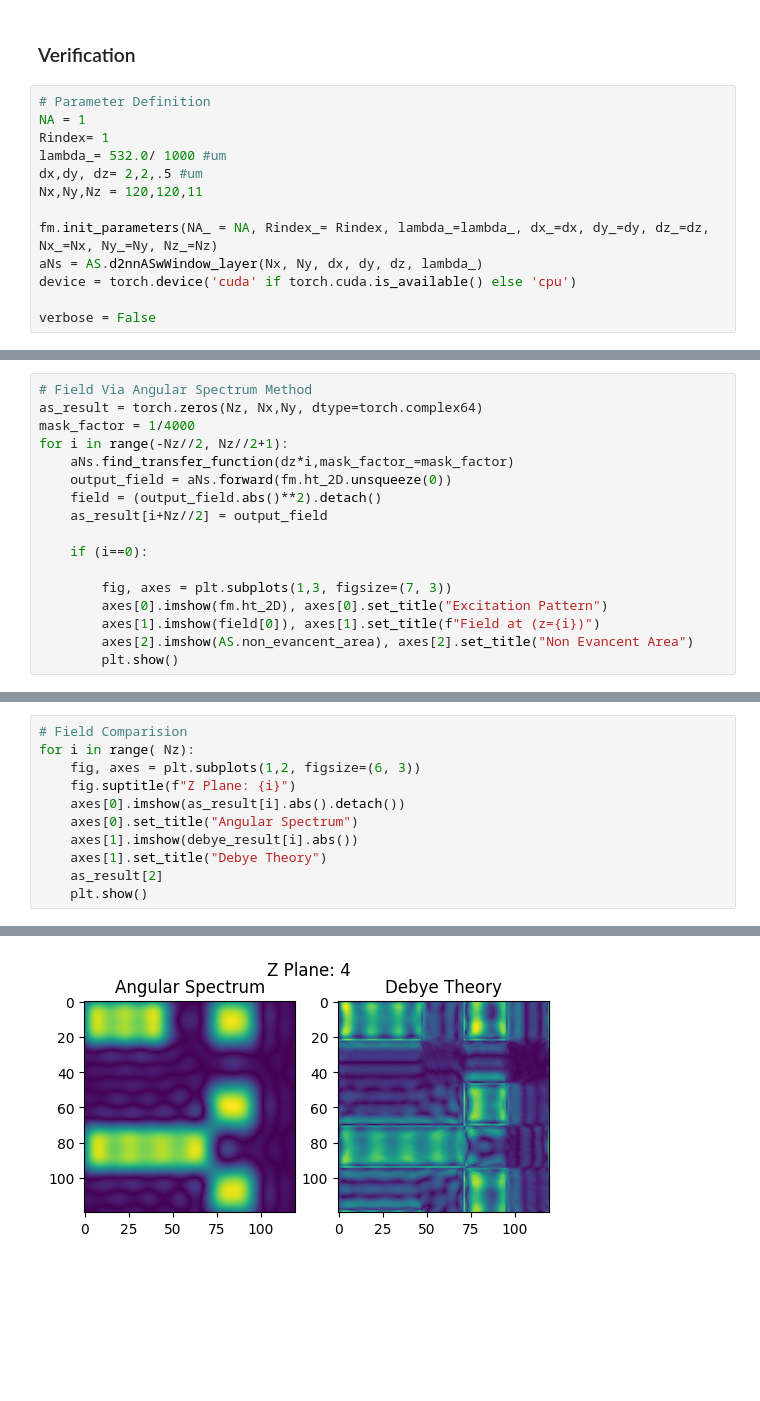
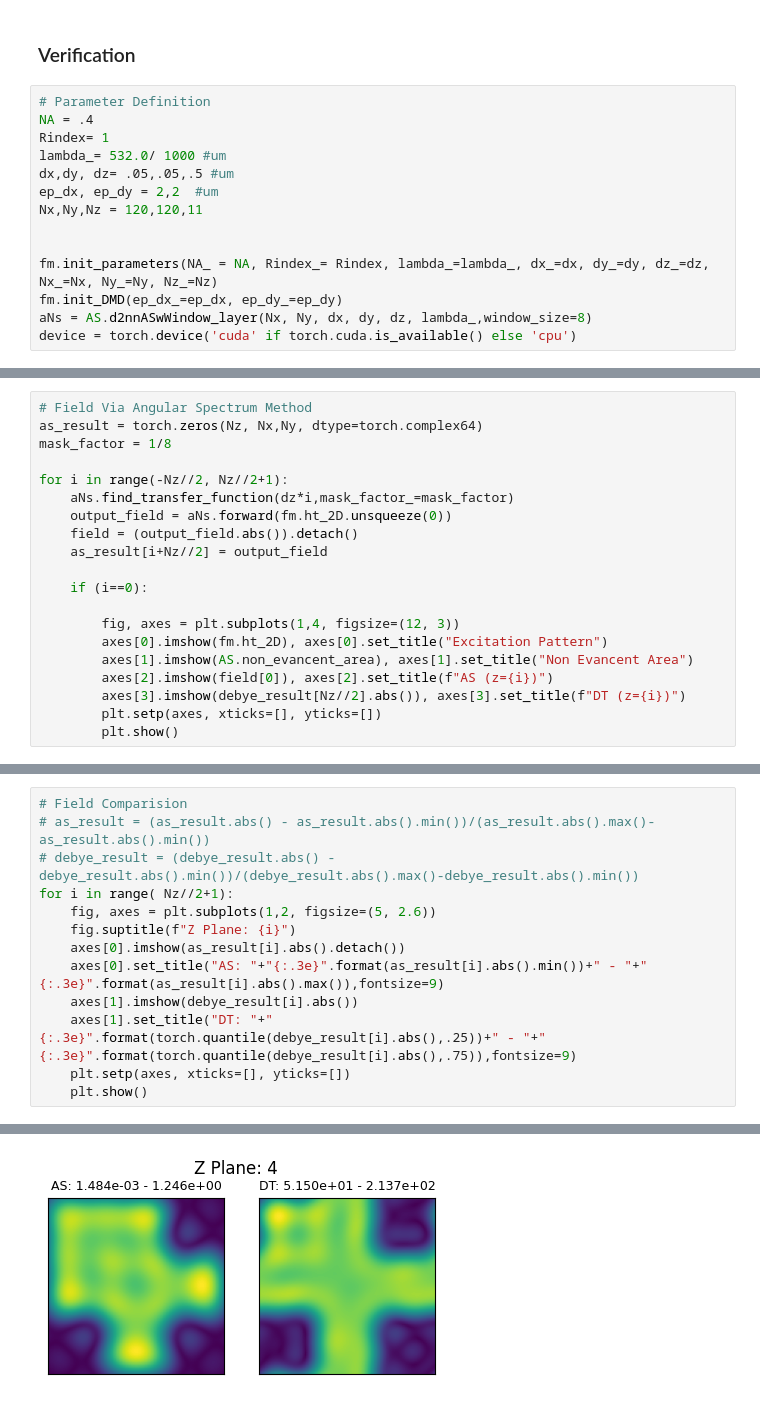
Before and after one commit to sanjith1999/FRIS, a Jupyter notebook: forward_model/verification.ipynb, the cells around one changed output, grey strips where cells are left out. Saved outputs shown, nothing was run; the diff lists cells and outputs as text; blank space fills up the shorter version.

```diff
--- a/forward_model/verification.ipynb
+++ b/forward_model/verification.ipynb
@@ -45,15 +45,16 @@ plt.show()
 ### Verification
 # %%
 # Parameter Definition
-NA = 1
+NA = .4
 Rindex= 1
 lambda_= 532.0/ 1000 #um
-dx,dy, dz= 2,2,.5 #um
+dx,dy, dz= .05,.05,.5 #um
+ep_dx, ep_dy = 2,2  #um
 Nx,Ny,Nz = 120,120,11
 
+
 fm.init_parameters(NA_ = NA, Rindex_= Rindex, lambda_=lambda_, dx_=dx, dy_=dy, dz_=dz, Nx_=Nx, Ny_=Ny, Nz_=Nz)
-aNs = AS.d2nnASwWindow_layer(Nx, Ny, dx, dy, dz, lambda_)
+fm.init_DMD(ep_dx_=ep_dx, ep_dy_=ep_dy)
+aNs = AS.d2nnASwWindow_layer(Nx, Ny, dx, dy, dz, lambda_,window_size=8)
 device = torch.device('cuda' if torch.cuda.is_available() else 'cpu')
-
-verbose = False
 # %% [output]
@@ -75,18 +67,21 @@ plt.show()
 # %%
 # Field Via Angular Spectrum Method
 as_result = torch.zeros(Nz, Nx,Ny, dtype=torch.complex64)
-mask_factor = 1/4000
+mask_factor = 1/8
+
 for i in range(-Nz//2, Nz//2+1):
     aNs.find_transfer_function(dz*i,mask_factor_=mask_factor)
     output_field = aNs.forward(fm.ht_2D.unsqueeze(0))
-    field = (output_field.abs()**2).detach()
+    field = (output_field.abs()).detach()
     as_result[i+Nz//2] = output_field
 
     if (i==0):
 
-        fig, axes = plt.subplots(1,3, figsize=(7, 3))
+        fig, axes = plt.subplots(1,4, figsize=(12, 3))
         axes[0].imshow(fm.ht_2D), axes[0].set_title("Excitation Pattern")
-        axes[1].imshow(field[0]), axes[1].set_title(f"Field at (z={i})")
-        axes[2].imshow(AS.non_evancent_area), axes[2].set_title("Non Evancent Area")
+        axes[1].imshow(AS.non_evancent_area), axes[1].set_title("Non Evancent Area")
+        axes[2].imshow(field[0]), axes[2].set_title(f"AS (z={i})")
+        axes[3].imshow(debye_result[Nz//2].abs()), axes[3].set_title(f"DT (z={i})")
+        plt.setp(axes, xticks=[], yticks=[])
         plt.show()
 # %% [output]
@@ -94,12 +89,14 @@ for i in range(-Nz//2, Nz//2+1):
 # %%
 # Field Comparision
-for i in range( Nz):
-    fig, axes = plt.subplots(1,2, figsize=(6, 3))
+# as_result = (as_result.abs() - as_result.abs().min())/(as_result.abs().max()-as_result.abs().min())
+# debye_result = (debye_result.abs() - debye_result.abs().min())/(debye_result.abs().max()-debye_result.abs().min())
+for i in range( Nz//2+1):
+    fig, axes = plt.subplots(1,2, figsize=(5, 2.6))
     fig.suptitle(f"Z Plane: {i}")
     axes[0].imshow(as_result[i].abs().detach())
-    axes[0].set_title("Angular Spectrum")
+    axes[0].set_title("AS: "+"{:.3e}".format(as_result[i].abs().min())+" - "+"{:.3e}".format(as_result[i].abs().max()),fontsize=9)
     axes[1].imshow(debye_result[i].abs())
-    axes[1].set_title("Debye Theory")
-    as_result[2]
+    axes[1].set_title("DT: "+"{:.3e}".format(torch.quantile(debye_result[i].abs(),.25))+" - "+"{:.3e}".format(torch.quantile(debye_result[i].abs(),.75)),fontsize=9)
+    plt.setp(axes, xticks=[], yticks=[])
     plt.show()
 # %% [output]
@@ -110 +107 @@ for i in range( Nz):
-[figure, old version]
+[figure, new version]
```
Also changed, not shown: parts of 5 cells of this notebook, 4 other files.
